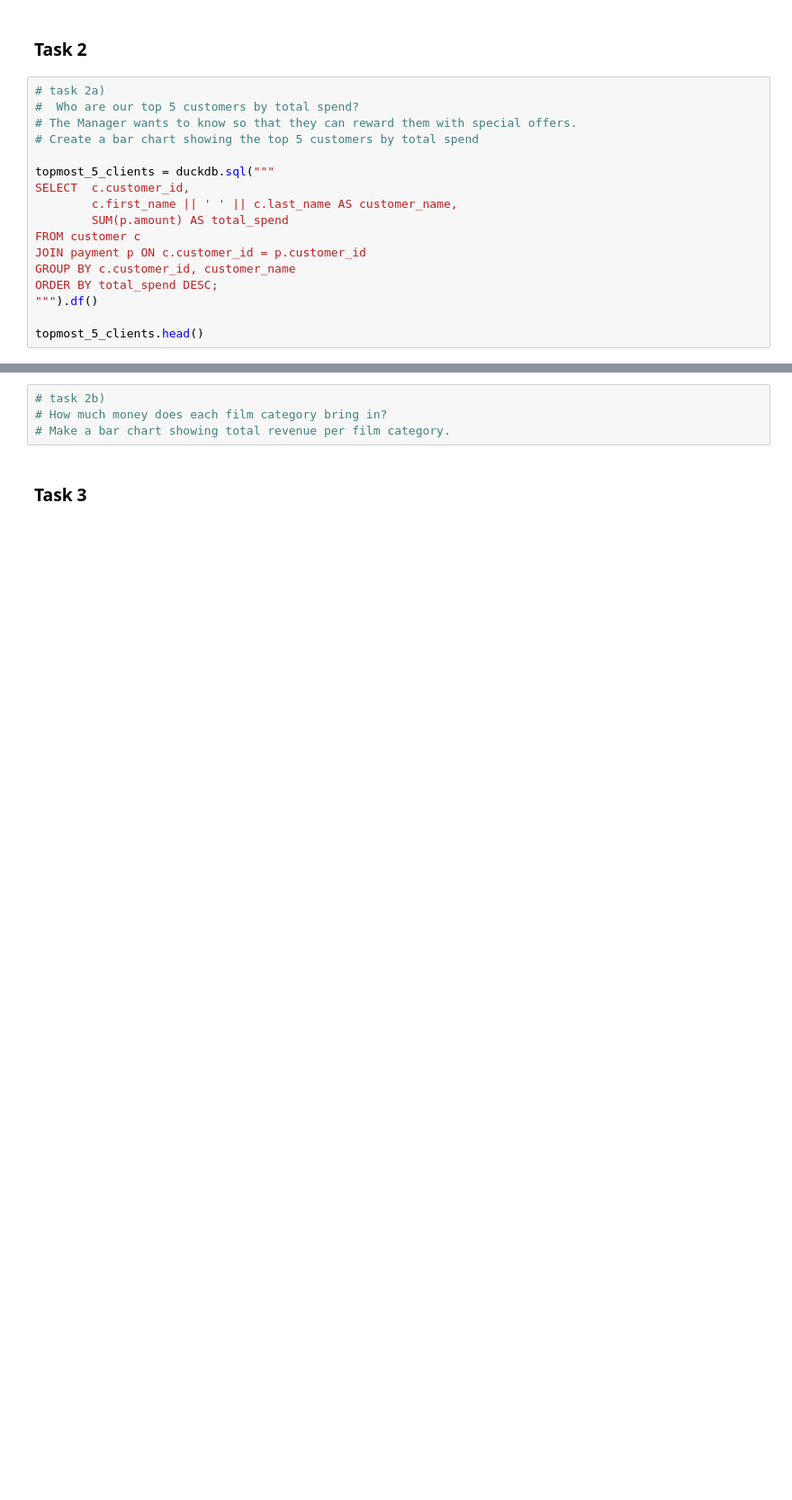
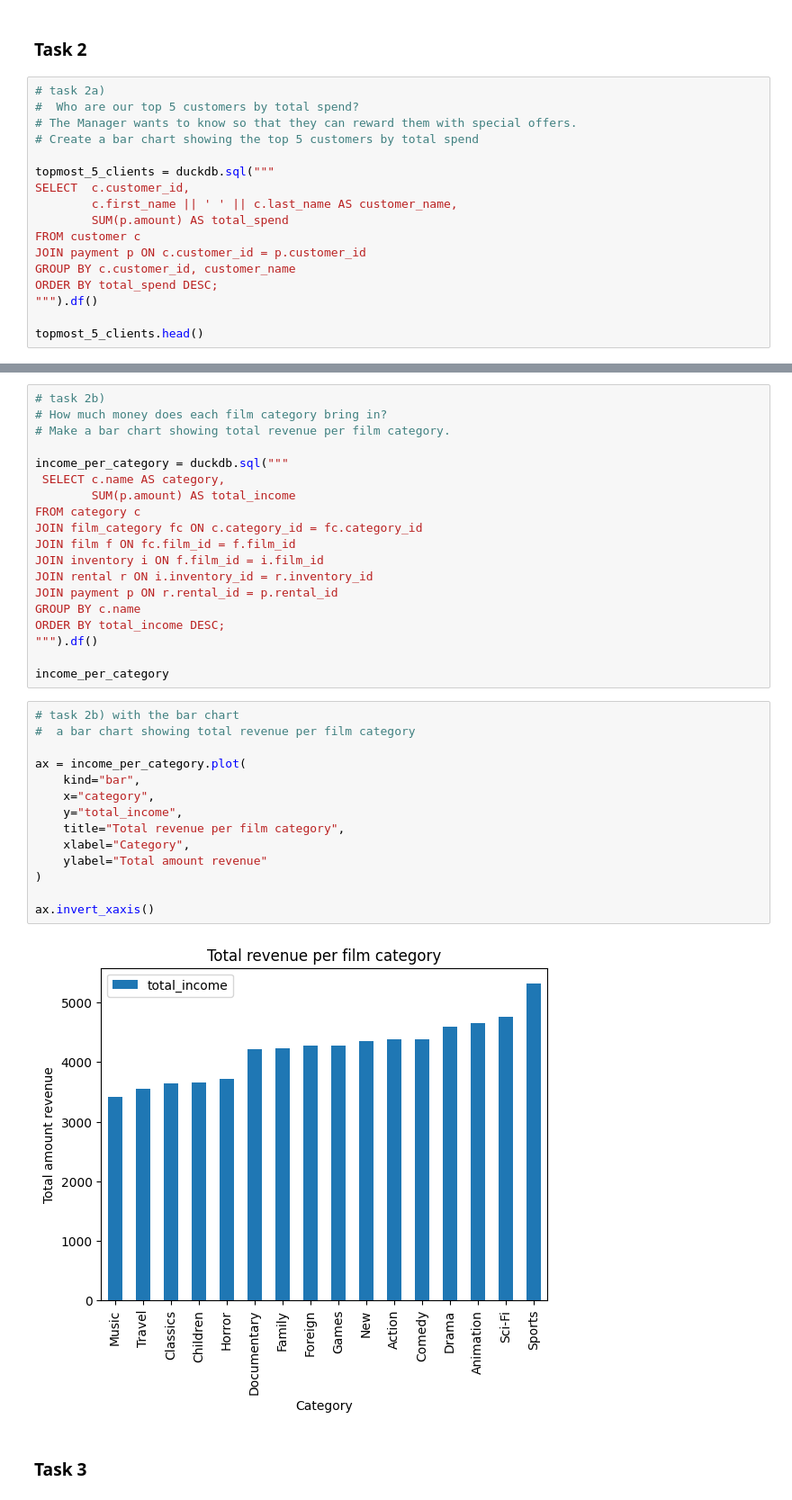
Before and after one commit to SadiaAwan/sakila_lab_sadia_awan, a Jupyter notebook: duckdb_pandas.ipynb, the cells around one changed output, grey strips where cells are left out. Shown: that part at 90% size. Saved outputs shown, nothing was run; the diff lists cells and outputs as text; blank space fills up the shorter version.

Commit message:
task2b

```diff
--- a/duckdb_pandas.ipynb
+++ b/duckdb_pandas.ipynb
@@ -220,6 +219,37 @@ ax.invert_yaxis()
 # task 2b)
 # How much money does each film category bring in?
 # Make a bar chart showing total revenue per film category.
+
+income_per_category = duckdb.sql("""
+ SELECT c.name AS category,
+        SUM(p.amount) AS total_income
+FROM category c
+JOIN film_category fc ON c.category_id = fc.category_id
+JOIN film f ON fc.film_id = f.film_id
+JOIN inventory i ON f.film_id = i.film_id
+JOIN rental r ON i.inventory_id = r.inventory_id
+JOIN payment p ON r.rental_id = p.rental_id
+GROUP BY c.name
+ORDER BY total_income DESC;
+""").df()
+
+income_per_category
+# %%
+# task 2b) with the bar chart
+#  a bar chart showing total revenue per film category
+
+ax = income_per_category.plot(
+    kind="bar",
+    x="category",
+    y="total_income",
+    title="Total revenue per film category",
+    xlabel="Category",
+    ylabel="Total amount revenue"
+)
+
+ax.invert_xaxis()
+# %% [output]
+[figure, added]
 # %% [markdown]
 ### Task 3
 # %%
```
Also changed, not shown: parts of 1 cell of this notebook.
